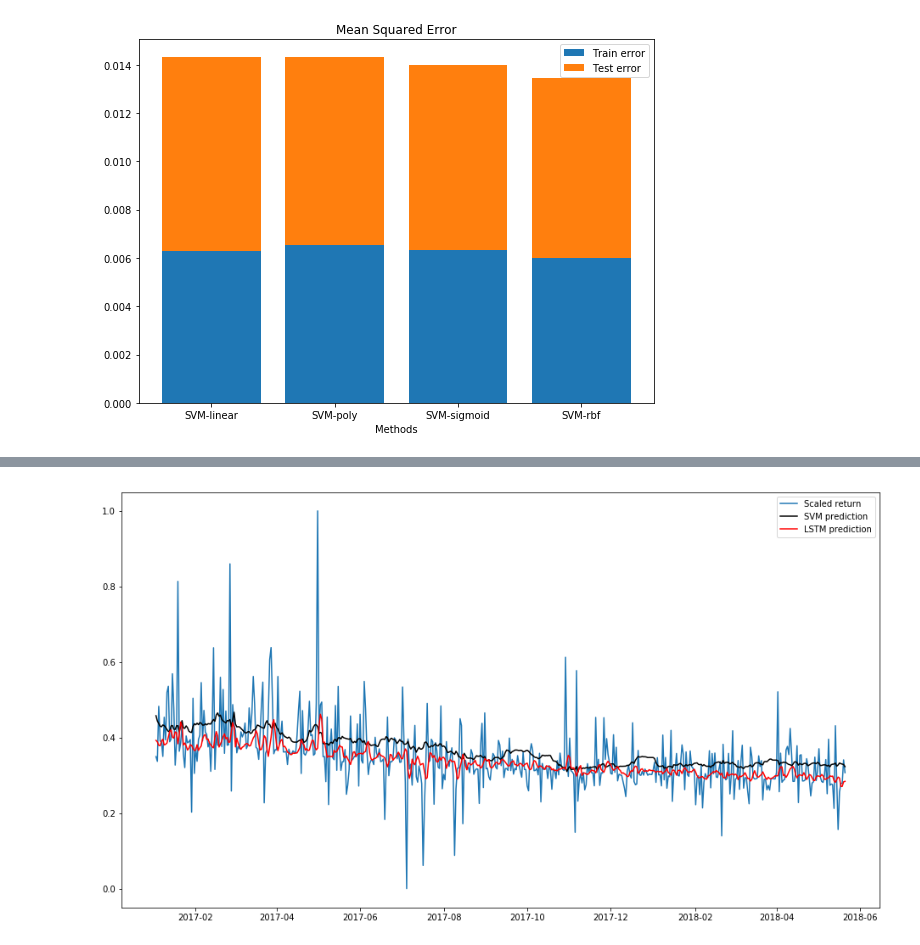
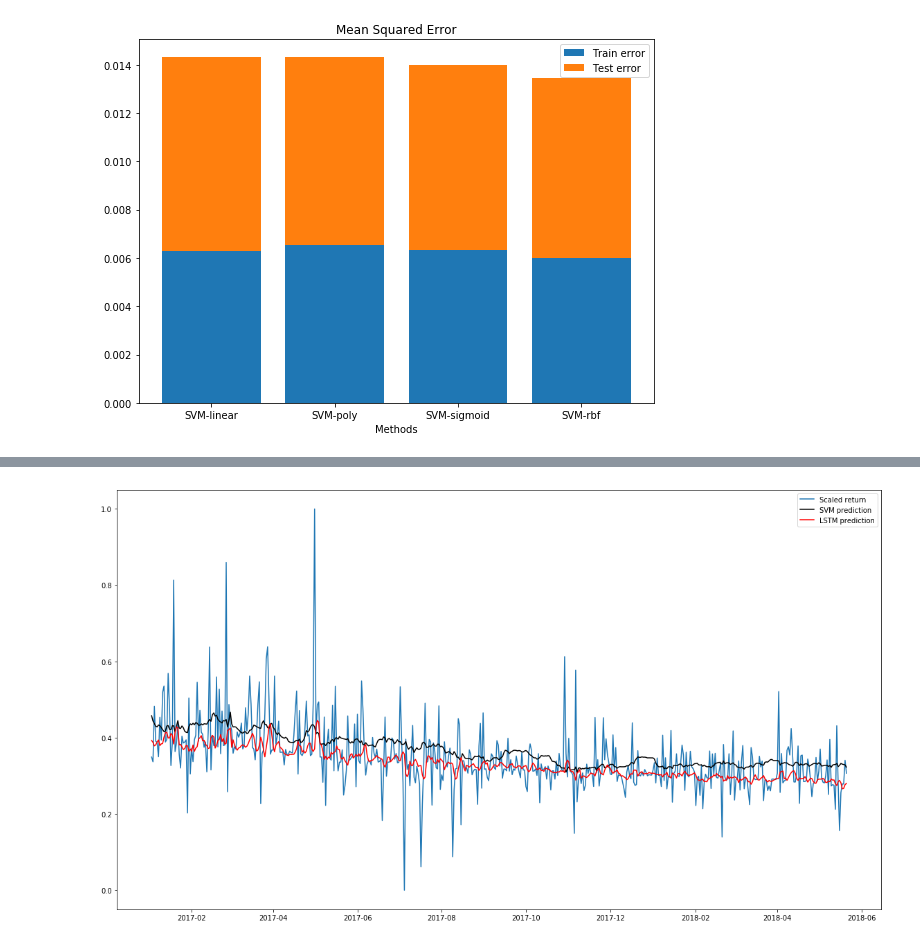
Before and after one commit to ingJSNA/machineLearning2018, a Jupyter notebook: Final Project/3 SVM vs LSTM.ipynb, the cells around one changed output, grey strips where cells are left out. Drawn from its saved outputs; the diff is of its cells as text; code cells hidden in the pictures.

```diff
--- a/Final Project/3 SVM vs LSTM.ipynb
+++ b/Final Project/3 SVM vs LSTM.ipynb
@@ -270,16 +271,17 @@ plot_mse(methods, train_errors, test_errors, fig_file='mse.png')
 # %%
 # Plot predictions
 r, c = (1, 1)
 fig, axes = plt.subplots(r, c, figsize=(16*c, 9*r))
 axes = np.array(axes).reshape(-1)
 
 ax = axes[0]
 ax.plot(date, y, label='Scaled return')
 ax.plot(date, clf_svr.predict(X), label='SVM prediction', c='black')
 ax.plot(date, model.predict(full_X), label='LSTM prediction', c='red')
 ax.legend()
 
+plt.tight_layout()
 plt.savefig('prediction.png')
 plt.show()
 # %% [output]
-[figure, old version]
+[figure, new version]
```
Also changed, not shown: parts of 2 cells of this notebook, 1 other file.
